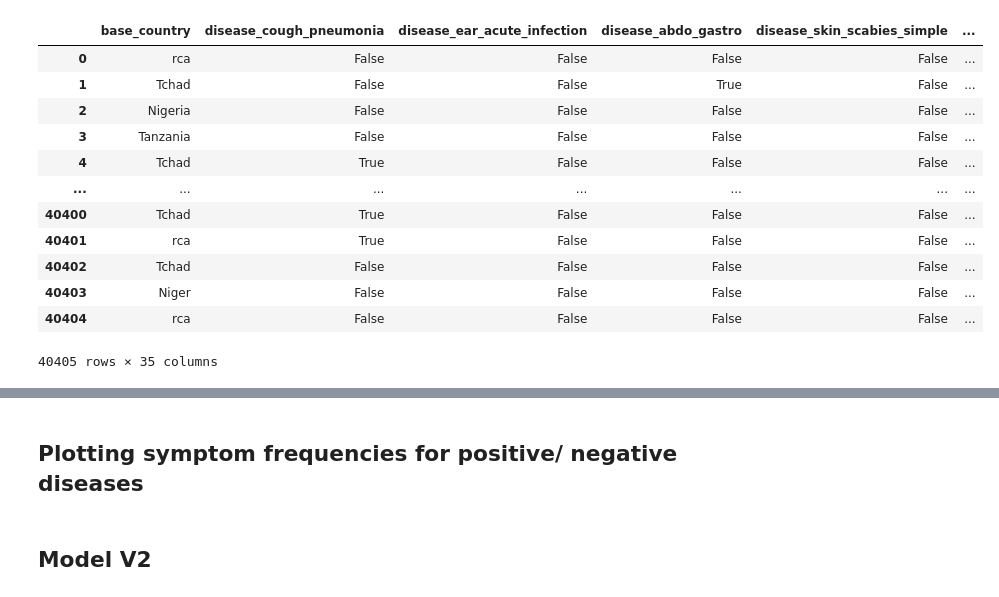
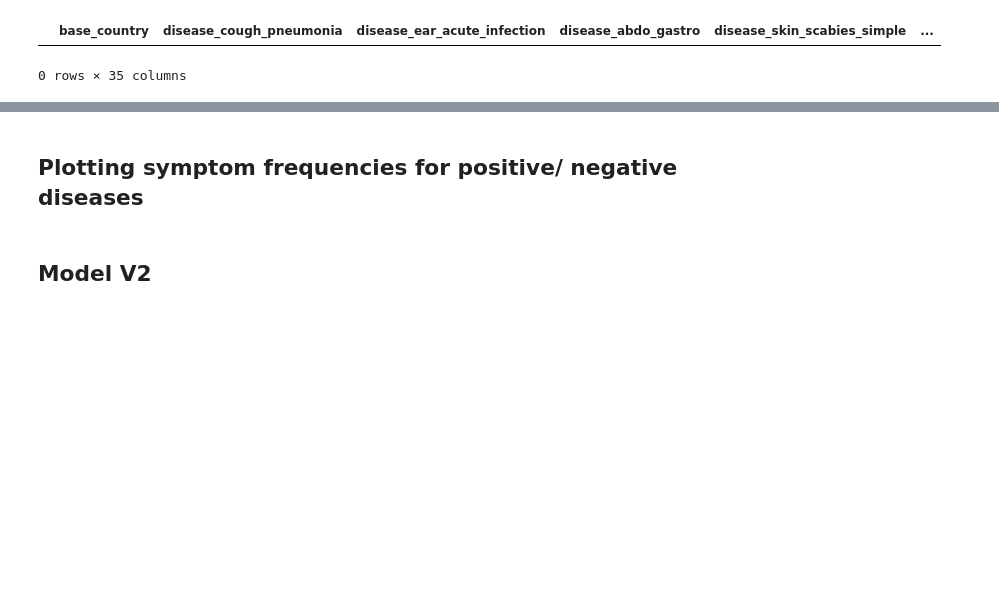
Before and after one commit to epfml/phantomedicus, a Jupyter notebook: simulator_analysis.ipynb, the cells around one changed output, grey strips where cells are left out. Drawn from its saved outputs; the diff is of its cells as text; code cells hidden in the pictures; blank space fills up the shorter version.

```diff
--- a/simulator_analysis.ipynb
+++ b/simulator_analysis.ipynb
@@ -14,18 +15,8 @@ symptoms = [x for x in df_patient.columns if 'symp' in x]
 symptoms.remove('symptom_temp')
 diseases = [x for x in df_patient.columns if 'disease' in x]
 # %%
-df_patient
+# df_msf['base_country'].value_counts()
+df_patient[(df_patient.values == 'False').all(axis=1)]
 # %% [output]
 |  | base_country | disease_cough_pneumonia | disease_ear_acute_infection | disease_abdo_gastro | disease_skin_scabies_simple | ... |
-| 0 | rca | False | False | False | False | ... |
-| 1 | Tchad | False | False | True | False | ... |
-| 2 | Nigeria | False | False | False | False | ... |
-| 3 | Tanzania | False | False | False | False | ... |
-| 4 | Tchad | True | False | False | False | ... |
-| ... | ... | ... | ... | ... | ... | ... |
-| 40400 | Tchad | True | False | False | False | ... |
-| 40401 | rca | True | False | False | False | ... |
-| 40402 | Tchad | False | False | False | False | ... |
-| 40403 | Niger | False | False | False | False | ... |
-| 40404 | rca | False | False | False | False | ... |
-40405 rows × 35 columns
+0 rows × 35 columns
```
Also changed, not shown: parts of 10 cells of this notebook, 14 other files.
